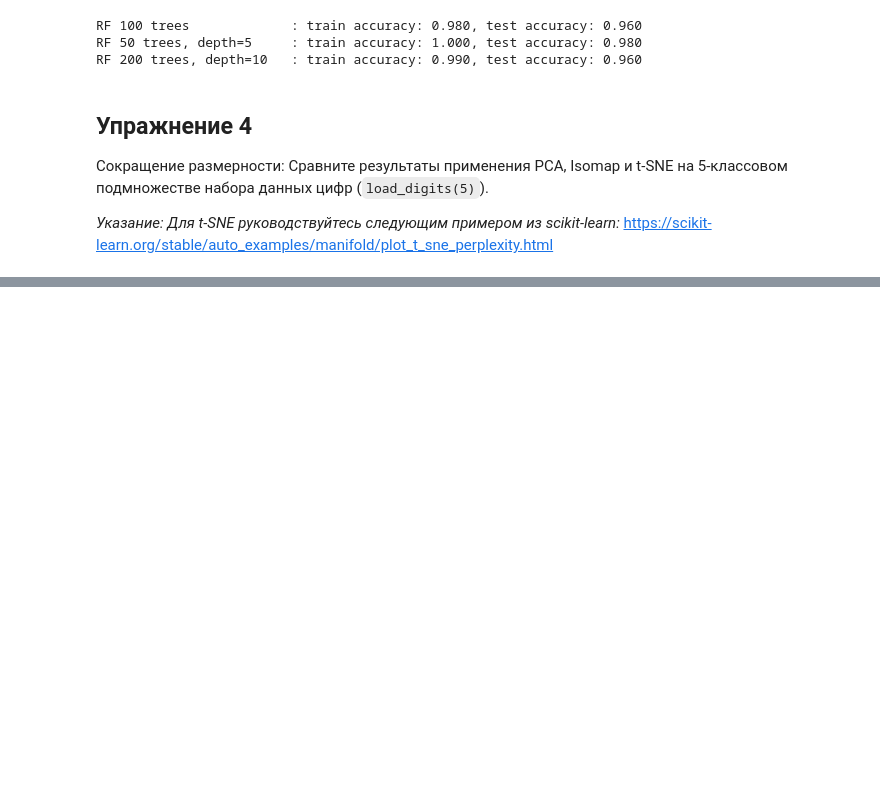
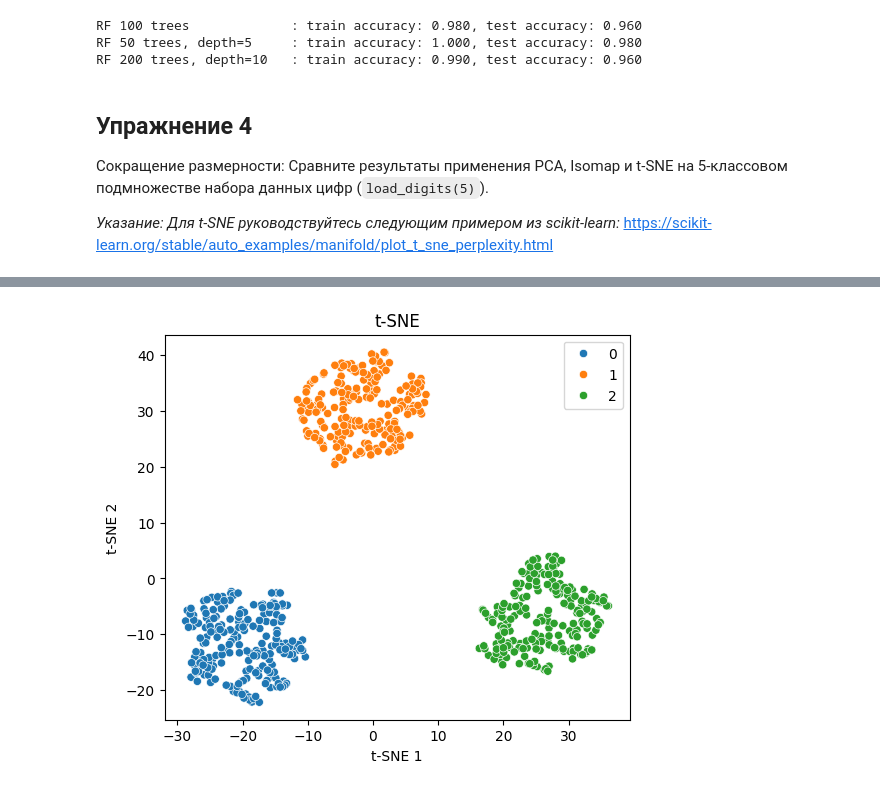
Before and after one commit to Ioann44/big-data-course, a Jupyter notebook: lw_3/Lab3_scikit-learn.ipynb, the cells around one changed output, grey strips where cells are left out. Cells and saved outputs as stored; diff of their text form; code cells hidden in the pictures; blank space fills up the shorter version.

```diff
--- a/lw_3/Lab3_scikit-learn.ipynb
+++ b/lw_3/Lab3_scikit-learn.ipynb
@@ -204,0 +211,14 @@ from sklearn.manifold import Isomap
+# %%
+from sklearn.manifold import TSNE
+
+tsne = TSNE(n_components=2)
+X_tsne = tsne.fit_transform(X)
+
+plt.figure(figsize=(6, 5))
+sns.scatterplot(x=X_tsne[:, 0], y=X_tsne[:, 1], hue=y, palette="tab10")
+plt.title("t-SNE")
+plt.xlabel("t-SNE 1")
+plt.ylabel("t-SNE 2")
+plt.show()
+# %% [output]
+[figure, added]
```
Also changed, not shown: parts of 10 cells of this notebook.
